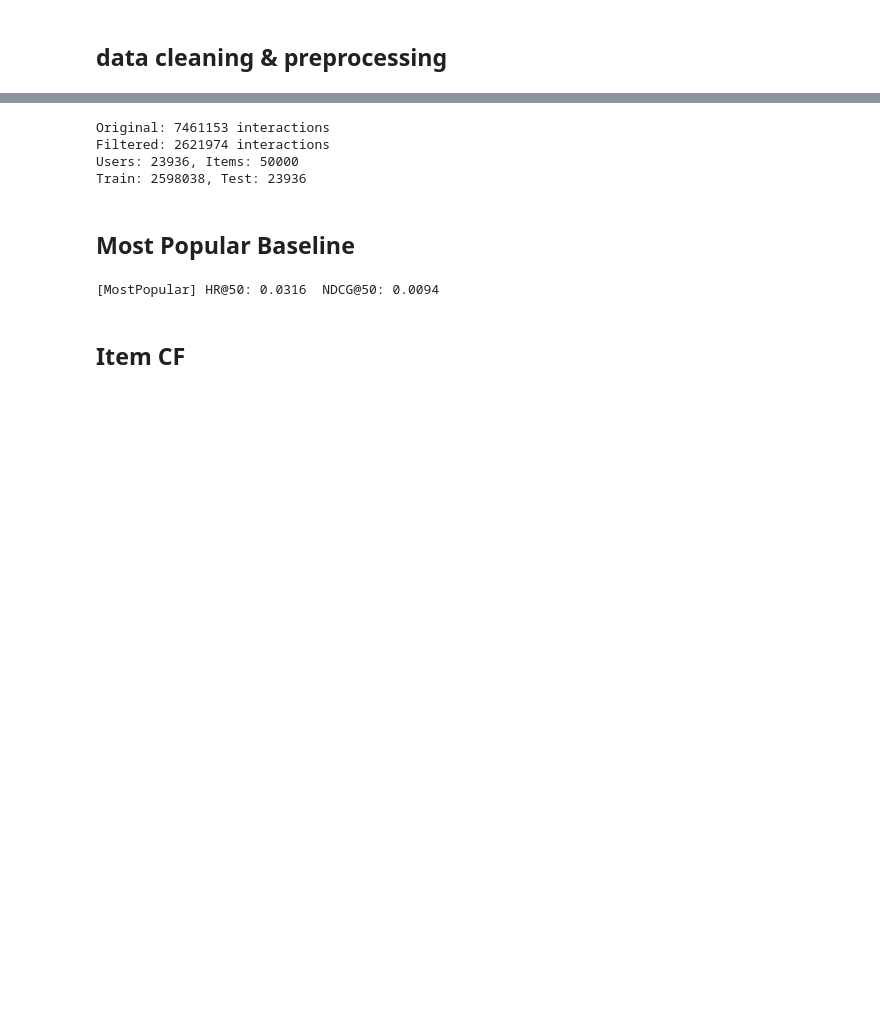
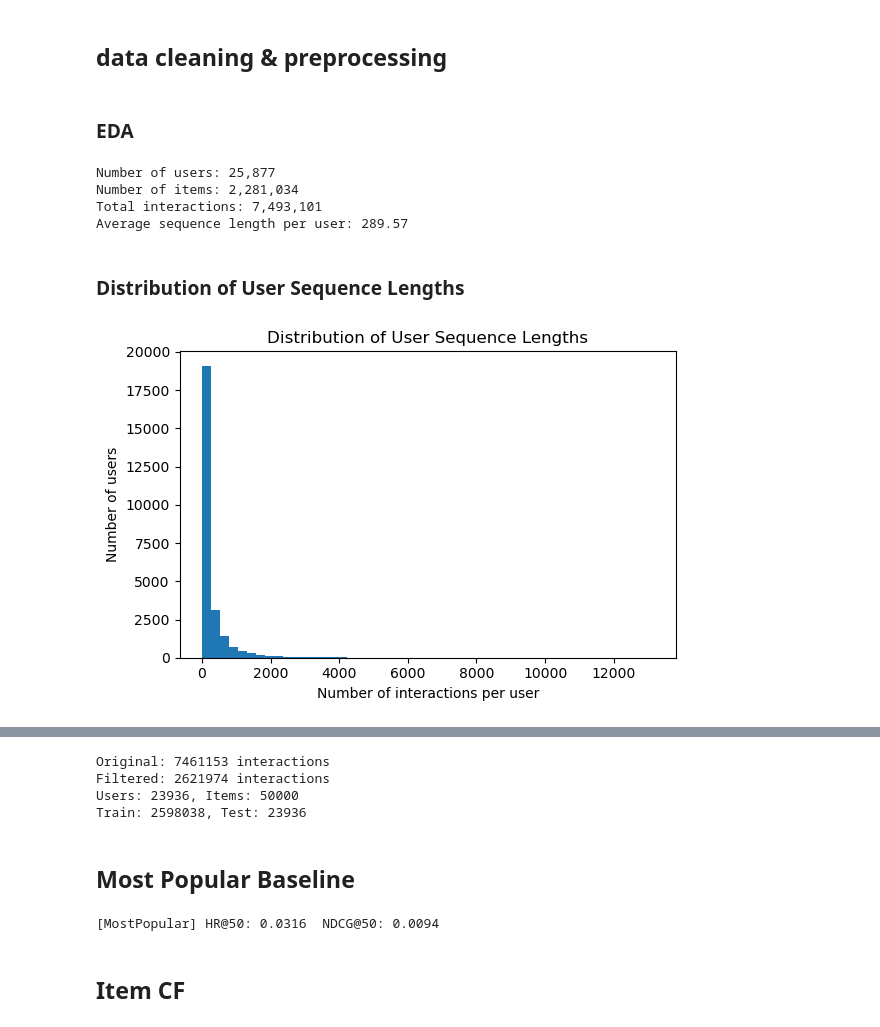
Before and after one commit to Yuhengli77/Recommendation-System-for-Short-Video-Streams, a Jupyter notebook: notebook/EDA&Data_Processing.ipynb, the cells around one changed output, grey strips where cells are left out. Drawn from its saved outputs; the diff is of its cells as text; code cells hidden in the pictures; blank space fills up the shorter version.

```diff
--- a/notebook/EDA&Data_Processing.ipynb
+++ b/notebook/EDA&Data_Processing.ipynb
@@ -32,3 +32,40 @@ df['pos'] = ((df['click'] + df['like'] + df['follow']) > 0).astype(np.int8)
 ts = pd.to_numeric(df['timestamp'], errors='coerce')
 df = df[ts.notna()].copy()
 df['ts'] = ts.astype('int64')
+# %% [markdown]
+### EDA
+# %%
+# Core user & item statistics
+
+num_users = df['user_id'].nunique()
+num_items = df['item_id'].nunique()
+num_interactions = len(df)
+
+# sequence length = number of interactions per user
+user_seq_len = df.groupby('user_id').size()
+avg_seq_len = user_seq_len.mean()
+
+print(f"Number of users: {num_users:,}")
+print(f"Number of items: {num_items:,}")
+print(f"Total interactions: {num_interactions:,}")
+print(f"Average sequence length per user: {avg_seq_len:.2f}")
+# %% [output]
+Number of users: 25,877
+Number of items: 2,281,034
+Total interactions: 7,493,101
+Average sequence length per user: 289.57
+# %% [markdown]
+### Distribution of User Sequence Lengths
+# %%
+import matplotlib.pyplot as plt
+
+# Histogram of user sequence lengths (number of interactions per user)
+plt.figure(figsize=(6, 4))
+plt.hist(user_seq_len, bins=50)
+plt.xlabel("Number of interactions per user")
+plt.ylabel("Number of users")
+plt.title("Distribution of User Sequence Lengths")
+plt.tight_layout()
+plt.show()
+# %% [output]
+[figure, added]
```
Also changed, not shown: parts of 5 cells of this notebook.
